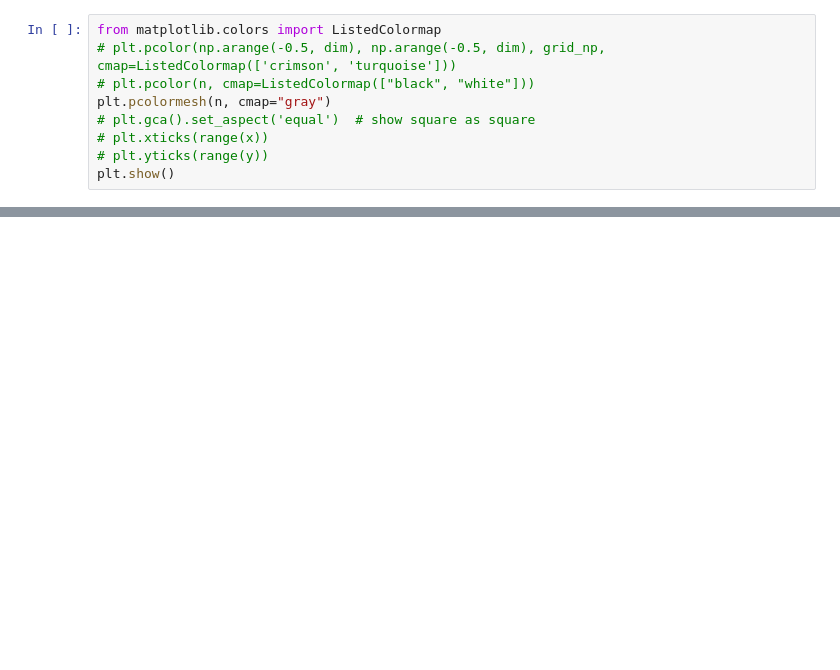
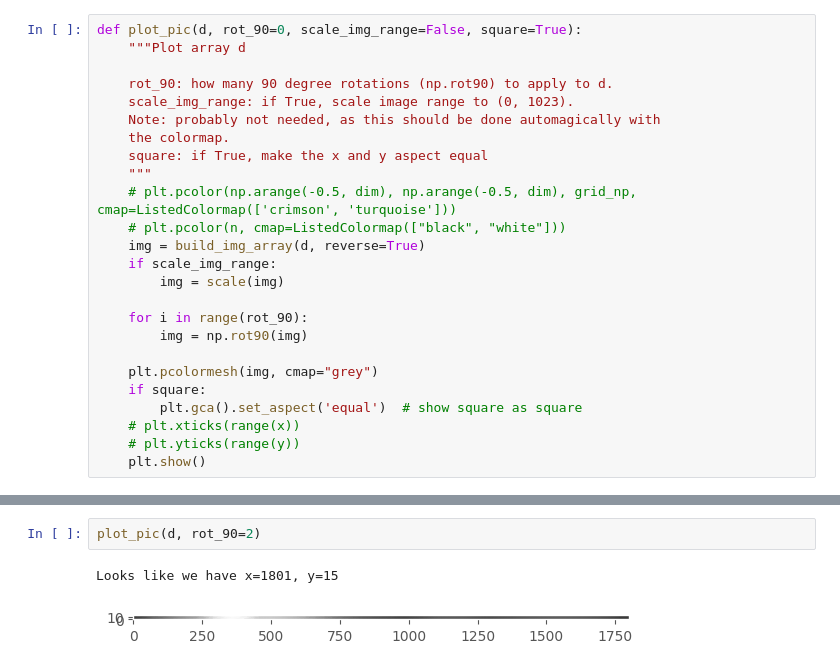
Before and after one commit to saintaardvark/arduino-one-pixel-camera, a Jupyter notebook: arduino-one-pixel-camera.ipynb, the cells around one changed output, grey strips where cells are left out. Saved outputs shown, nothing was run; the diff lists cells and outputs as text; blank space fills up the shorter version.

```diff
--- a/arduino-one-pixel-camera.ipynb
+++ b/arduino-one-pixel-camera.ipynb
@@ -60,9 +78,25 @@ for i in range(int(len(d) / x)):
 # %%
-from matplotlib.colors import ListedColormap
-# plt.pcolor(np.arange(-0.5, dim), np.arange(-0.5, dim), grid_np, cmap=ListedColormap(['crimson', 'turquoise']))
-# plt.pcolor(n, cmap=ListedColormap(["black", "white"]))
-plt.pcolormesh(n, cmap="gray")
-# plt.gca().set_aspect('equal')  # show square as square
-# plt.xticks(range(x))
-# plt.yticks(range(y))
-plt.show()
+def plot_pic(d, rot_90=0, scale_img_range=False, square=True):
+    """Plot array d
+
+    rot_90: how many 90 degree rotations (np.rot90) to apply to d.
+    scale_img_range: if True, scale image range to (0, 1023).
+    Note: probably not needed, as this should be done automagically with
+    the colormap.
+    square: if True, make the x and y aspect equal
+    """
+    # plt.pcolor(np.arange(-0.5, dim), np.arange(-0.5, dim), grid_np, cmap=ListedColormap(['crimson', 'turquoise']))
+    # plt.pcolor(n, cmap=ListedColormap(["black", "white"]))
+    img = build_img_array(d, reverse=True)
+    if scale_img_range:
+        img = scale(img)
+
+    for i in range(rot_90):
+        img = np.rot90(img)
+
+    plt.pcolormesh(img, cmap="grey")
+    if square:
+        plt.gca().set_aspect('equal')  # show square as square
+    # plt.xticks(range(x))
+    # plt.yticks(range(y))
+    plt.show()
@@ -70,0 +114,5 @@ plt.show()
+# %%
+plot_pic(d, rot_90=2)
+# %% [output]
+Looks like we have x=1801, y=15
+[figure, added]
```
Also changed, not shown: parts of 9 cells of this notebook.
